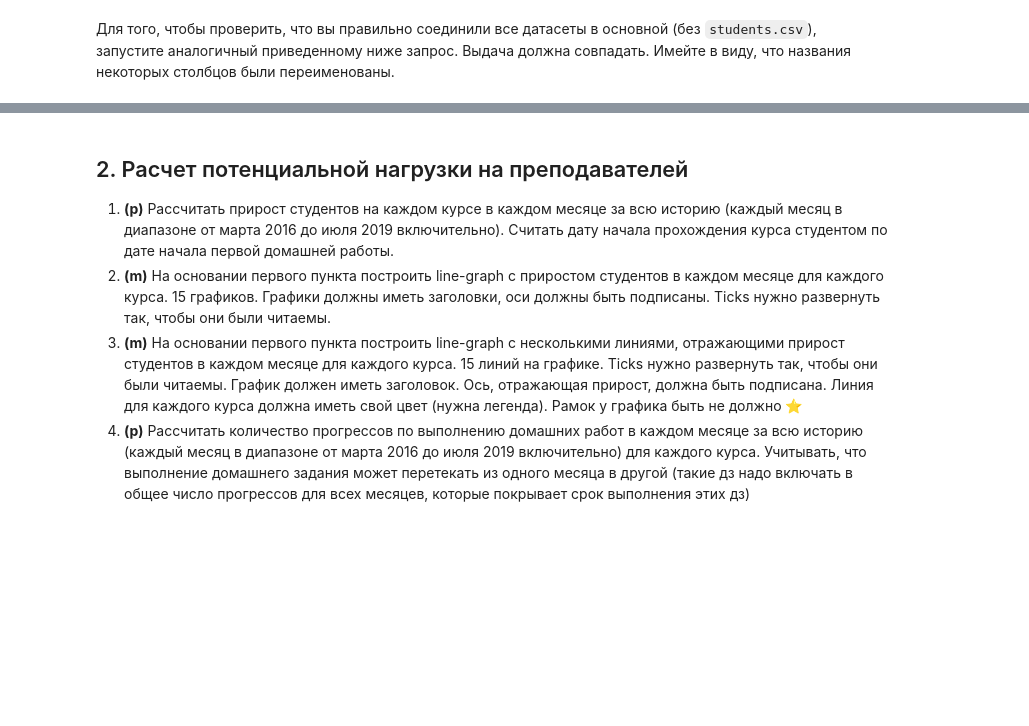
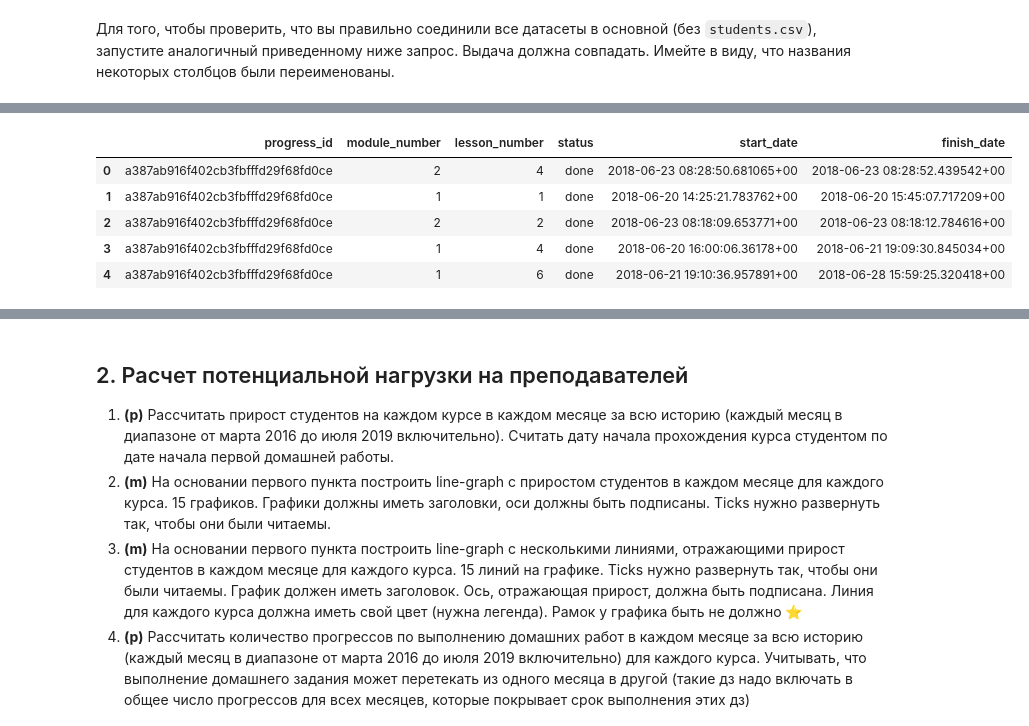
Before and after one commit to vegorovmsk/skillbox_ds_analytics_project_1, a Jupyter notebook: Coursework_analytics_1.ipynb, the cells around one changed output, grey strips where cells are left out. Saved outputs shown, nothing was run; the diff lists cells and outputs as text; code cells hidden in the pictures; blank space fills up the shorter version.

```diff
--- a/Coursework_analytics_1.ipynb
+++ b/Coursework_analytics_1.ipynb
@@ -105,0 +182,10 @@ from matplotlib
+# %%
+progresses_phases_df = pd.read_csv('Data/progress_phases.csv')
+progresses_phases_df.head()
+# %% [output]
+|  | progress_id | module_number | lesson_number | status | start_date | finish_date |
+| 0 | a387ab916f402cb3fbfffd29f68fd0ce | 2 | 4 | done | 2018-06-23 08:28:50.681065+00 | 2018-06-23 08:28:52.439542+00 |
+| 1 | a387ab916f402cb3fbfffd29f68fd0ce | 1 | 1 | done | 2018-06-20 14:25:21.783762+00 | 2018-06-20 15:45:07.717209+00 |
+| 2 | a387ab916f402cb3fbfffd29f68fd0ce | 2 | 2 | done | 2018-06-23 08:18:09.653771+00 | 2018-06-23 08:18:12.784616+00 |
+| 3 | a387ab916f402cb3fbfffd29f68fd0ce | 1 | 4 | done | 2018-06-20 16:00:06.36178+00 | 2018-06-21 19:09:30.845034+00 |
+| 4 | a387ab916f402cb3fbfffd29f68fd0ce | 1 | 6 | done | 2018-06-21 19:10:36.957891+00 | 2018-06-28 15:59:25.320418+00 |
```
Also changed, not shown: parts of 10 cells of this notebook.
